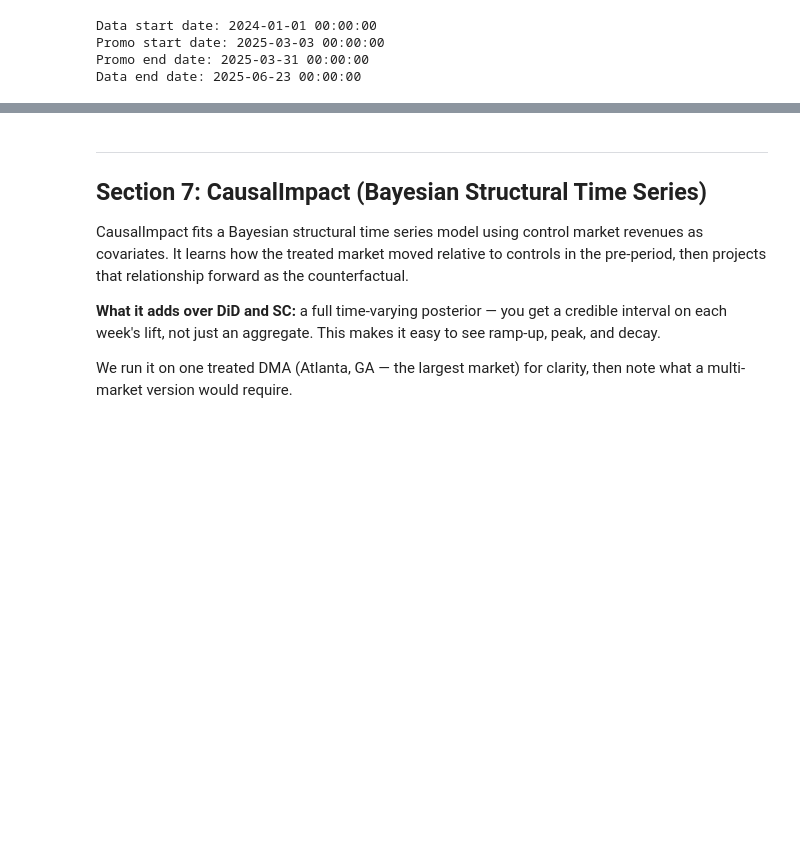
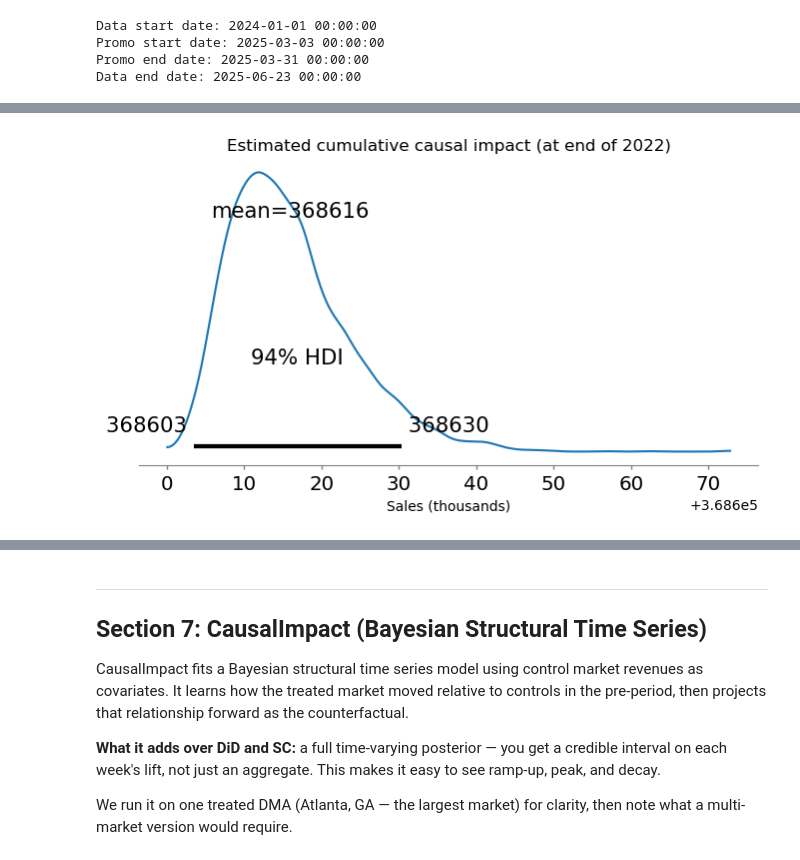
Before and after one commit to jwalluww/MarketingScience, a Jupyter notebook: geo-incrementality/notebooks/geo_incrementality_luma.ipynb, the cells around one changed output, grey strips where cells are left out. Cells and saved outputs as stored; diff of their text form; code cells hidden in the pictures; blank space fills up the shorter version.

```diff
--- a/geo-incrementality/notebooks/geo_incrementality_luma.ipynb
+++ b/geo-incrementality/notebooks/geo_incrementality_luma.ipynb
@@ -635,0 +574,13 @@ plt.show()
+# %%
+# get index of the final time point
+index = sc_model.post_impact_cumulative.obs_ind.max()
+# grab the posterior distribution of the cumulative impact at this final time point
+last_cumulative_estimate = sc_model.post_impact_cumulative.sel({"obs_ind": index})
+# get summary stats
+ax = az.plot_posterior(last_cumulative_estimate, figsize=(8, 4))
+ax.set(
+    title="Estimated cumulative causal impact (at end of 2022)",
+    xlabel="Sales (thousands)",
+);
+# %% [output]
+[figure, added]
```
Also changed, not shown: parts of 39 cells of this notebook, 6 other files.
